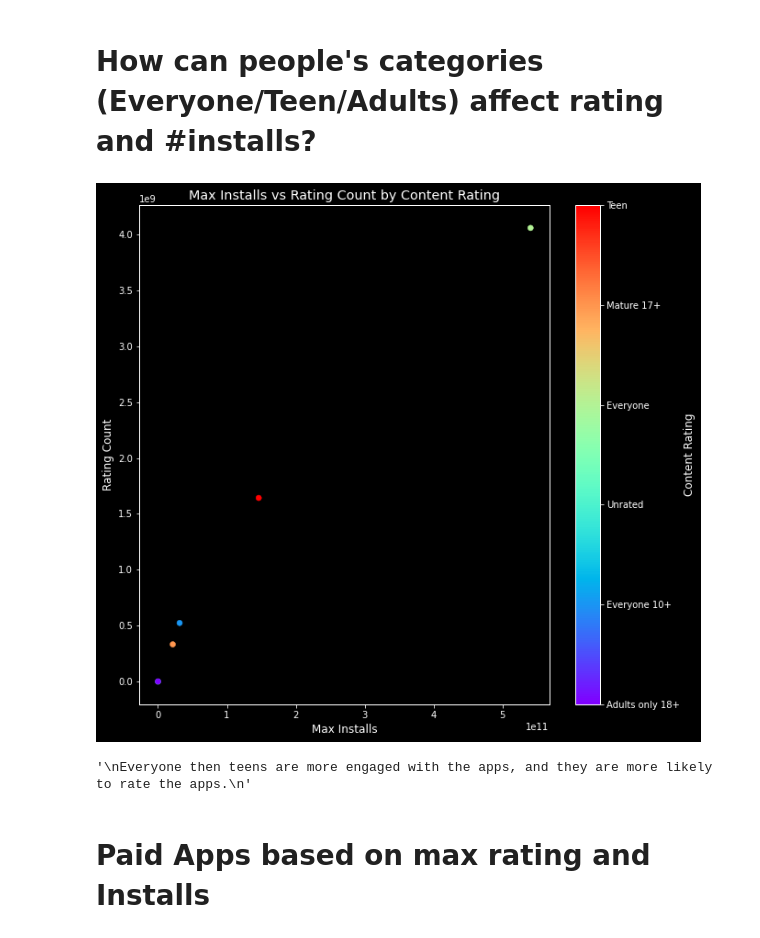
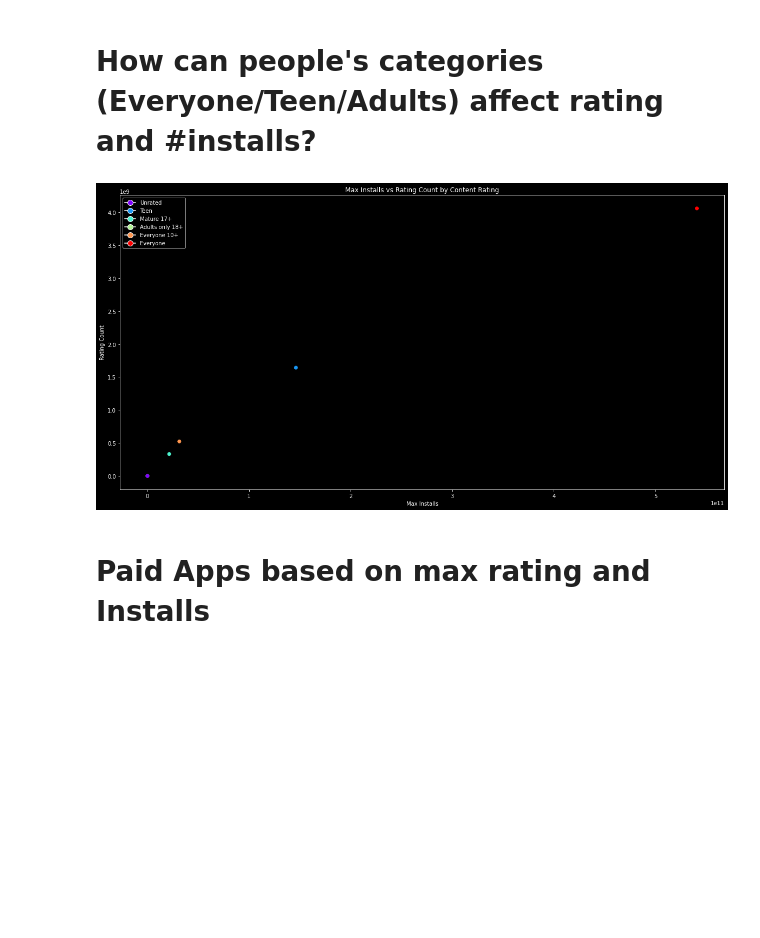
Before and after one commit to aymanreda56/XL-Data, a Jupyter notebook: DataAnalysis/DescriptiveAnalysis/DescriptiveAnalysis.ipynb, the cells around one changed output. Drawn from its saved outputs; the diff is of its cells as text; code cells hidden in the pictures; blank space fills up the shorter version.

```diff
--- a/DataAnalysis/DescriptiveAnalysis/DescriptiveAnalysis.ipynb
+++ b/DataAnalysis/DescriptiveAnalysis/DescriptiveAnalysis.ipynb
@@ -295,27 +303,22 @@ utils.plots(categories, ratings, "Category", "Average Rating", "Paid Apps' Ratin
 categ_installs_rate= rdd.filter(lambda x: x.split(',')[4] != '' and x.split(',')[7] != '' and x.split(',')[18] != '')\
                     .map(lambda x: (x.split(',')[18], (int(x.split(',')[7]), int(float(x.split(',')[4])))))\
                     .reduceByKey(lambda x,y: (x[0]+y[0], x[1]+y[1]))\
-                    .sortBy(lambda x: x[1], ascending=True)
+                    .sortBy(lambda x: x[1], ascending=False)
 # %%
 content_rating = [x[0] for x in categ_installs_rate.collect()]
 max_installs = [x[1][0] for x in categ_installs_rate.collect()]
 rating_count = [x[1][1] for x in categ_installs_rate.collect()]
 
 x = max_installs
 y = rating_count
 hue = content_rating
 
-
-utils.scatter_plot_colorbar(max_installs,rating_count,content_rating,\
+#TODO: Change title
+utils.scatter_plot_legend(max_installs,rating_count,content_rating,\
                             'Max Installs','Rating Count','Content Rating',\
                             'Max Installs vs Rating Count by Content Rating')
-
-'''
-Everyone then teens are more engaged with the apps, and they are more likely to rate the apps.
-'''
 # %% [output]
-[figure, old version]
+[figure, new version]
-'\nEveryone then teens are more engaged with the apps, and they are more likely to rate the apps.\n'
 # %% [markdown]
 # Paid Apps based on max rating and Installs
 # %%
```
Also changed, not shown: parts of 16 cells of this notebook, 1 other file.
